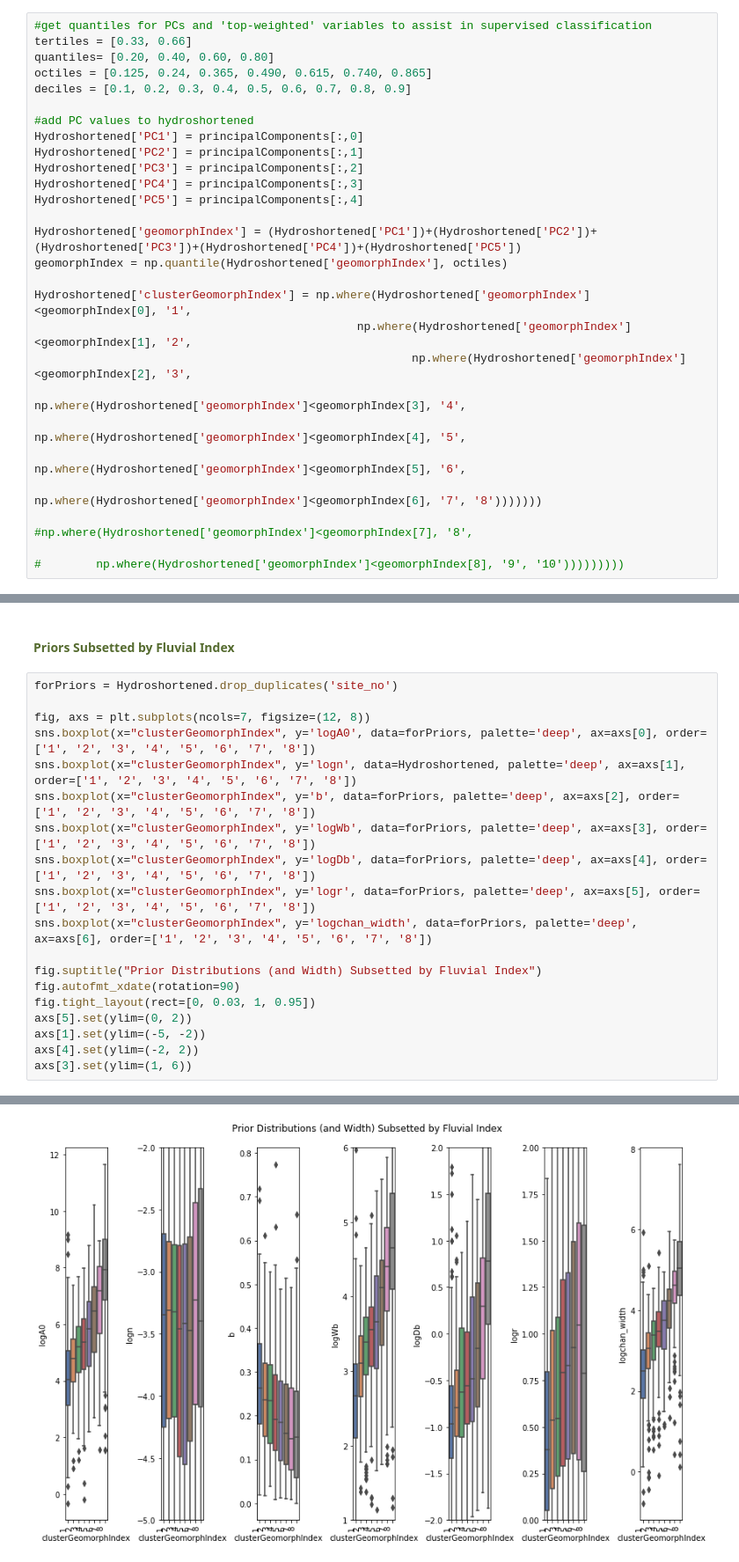
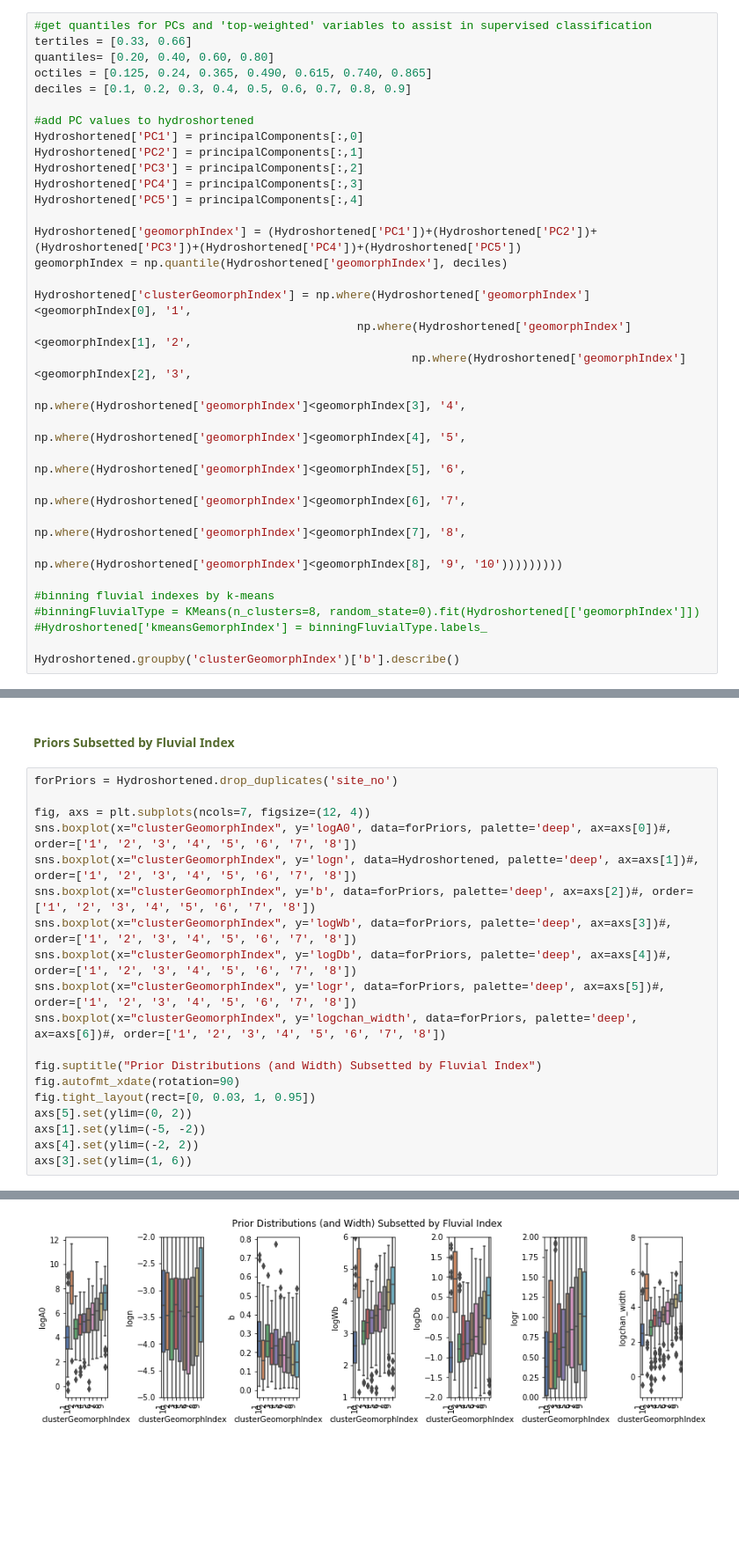
Before and after one commit to craigbrinkerhoff/2019_GeoClass, a Jupyter notebook: scripts/Brinkerhoff_GeoClass.ipynb, the cells around one changed output, grey strips where cells are left out. Shown at 88% size. Cells and saved outputs as stored; diff of their text form; blank space fills up the shorter version.

```diff
--- a/scripts/Brinkerhoff_GeoClass.ipynb
+++ b/scripts/Brinkerhoff_GeoClass.ipynb
@@ -498,7 +493,7 @@ Hydroshortened['PC4'] = principalComponents[:,3]
 Hydroshortened['PC5'] = principalComponents[:,4]
 
 Hydroshortened['geomorphIndex'] = (Hydroshortened['PC1'])+(Hydroshortened['PC2'])+(Hydroshortened['PC3'])+(Hydroshortened['PC4'])+(Hydroshortened['PC5'])
-geomorphIndex = np.quantile(Hydroshortened['geomorphIndex'], octiles)
+geomorphIndex = np.quantile(Hydroshortened['geomorphIndex'], deciles)
 
 Hydroshortened['clusterGeomorphIndex'] = np.where(Hydroshortened['geomorphIndex']<geomorphIndex[0], '1',
                                                np.where(Hydroshortened['geomorphIndex']<geomorphIndex[1], '2',
@@ -506,6 +501,12 @@ Hydroshortened['clusterGeomorphIndex'] = np.where(Hydroshortened['geomorphIndex'
                                                                np.where(Hydroshortened['geomorphIndex']<geomorphIndex[3], '4',
                                                                         np.where(Hydroshortened['geomorphIndex']<geomorphIndex[4], '5',
                                                                                  np.where(Hydroshortened['geomorphIndex']<geomorphIndex[5], '6',
-                                                                                          np.where(Hydroshortened['geomorphIndex']<geomorphIndex[6], '7', '8')))))))
-                                                                                                   #np.where(Hydroshortened['geomorphIndex']<geomorphIndex[7], '8',
-                                                                                                   #        np.where(Hydroshortened['geomorphIndex']<geomorphIndex[8], '9', '10')))))))))
+                                                                                          np.where(Hydroshortened['geomorphIndex']<geomorphIndex[6], '7',
+                                                                                                   np.where(Hydroshortened['geomorphIndex']<geomorphIndex[7], '8',
+                                                                                                           np.where(Hydroshortened['geomorphIndex']<geomorphIndex[8], '9', '10')))))))))
+
+#binning fluvial indexes by k-means
+#binningFluvialType = KMeans(n_clusters=8, random_state=0).fit(Hydroshortened[['geomorphIndex']])
+#Hydroshortened['kmeansGemorphIndex'] = binningFluvialType.labels_
+
+Hydroshortened.groupby('clusterGeomorphIndex')['b'].describe()
@@ -514,25 +528,25 @@ Hydroshortened['clusterGeomorphIndex'] = np.where(Hydroshortened['geomorphIndex'
 # %%
 forPriors = Hydroshortened.drop_duplicates('site_no')
 
-fig, axs = plt.subplots(ncols=7, figsize=(12, 8))
-sns.boxplot(x="clusterGeomorphIndex", y='logA0', data=forPriors, palette='deep', ax=axs[0], order=['1', '2', '3', '4', '5', '6', '7', '8'])
-sns.boxplot(x="clusterGeomorphIndex", y='logn', data=Hydroshortened, palette='deep', ax=axs[1], order=['1', '2', '3', '4', '5', '6', '7', '8'])
-sns.boxplot(x="clusterGeomorphIndex", y='b', data=forPriors, palette='deep', ax=axs[2], order=['1', '2', '3', '4', '5', '6', '7', '8'])
-sns.boxplot(x="clusterGeomorphIndex", y='logWb', data=forPriors, palette='deep', ax=axs[3], order=['1', '2', '3', '4', '5', '6', '7', '8'])
-sns.boxplot(x="clusterGeomorphIndex", y='logDb', data=forPriors, palette='deep', ax=axs[4], order=['1', '2', '3', '4', '5', '6', '7', '8'])
-sns.boxplot(x="clusterGeomorphIndex", y='logr', data=forPriors, palette='deep', ax=axs[5], order=['1', '2', '3', '4', '5', '6', '7', '8'])
-sns.boxplot(x="clusterGeomorphIndex", y='logchan_width', data=forPriors, palette='deep', ax=axs[6], order=['1', '2', '3', '4', '5', '6', '7', '8'])
+fig, axs = plt.subplots(ncols=7, figsize=(12, 4))
+sns.boxplot(x="clusterGeomorphIndex", y='logA0', data=forPriors, palette='deep', ax=axs[0])#, order=['1', '2', '3', '4', '5', '6', '7', '8'])
+sns.boxplot(x="clusterGeomorphIndex", y='logn', data=Hydroshortened, palette='deep', ax=axs[1])#, order=['1', '2', '3', '4', '5', '6', '7', '8'])
+sns.boxplot(x="clusterGeomorphIndex", y='b', data=forPriors, palette='deep', ax=axs[2])#, order=['1', '2', '3', '4', '5', '6', '7', '8'])
+sns.boxplot(x="clusterGeomorphIndex", y='logWb', data=forPriors, palette='deep', ax=axs[3])#, order=['1', '2', '3', '4', '5', '6', '7', '8'])
+sns.boxplot(x="clusterGeomorphIndex", y='logDb', data=forPriors, palette='deep', ax=axs[4])#, order=['1', '2', '3', '4', '5', '6', '7', '8'])
+sns.boxplot(x="clusterGeomorphIndex", y='logr', data=forPriors, palette='deep', ax=axs[5])#, order=['1', '2', '3', '4', '5', '6', '7', '8'])
+sns.boxplot(x="clusterGeomorphIndex", y='logchan_width', data=forPriors, palette='deep', ax=axs[6])#, order=['1', '2', '3', '4', '5', '6', '7', '8'])
 
 fig.suptitle("Prior Distributions (and Width) Subsetted by Fluvial Index")
 fig.autofmt_xdate(rotation=90)
 fig.tight_layout(rect=[0, 0.03, 1, 0.95])
 axs[5].set(ylim=(0, 2))
 axs[1].set(ylim=(-5, -2))
 axs[4].set(ylim=(-2, 2))
 axs[3].set(ylim=(1, 6))
 # %% [output]
 [(1, 6)]
-[figure, old version]
+[figure, new version]
 # %%
 #maps class to river based on 'closest' median cross-sectional average width of each class
 binnedMeanWdths = Hydroshortened.groupby('clusterGeomorphIndex')['logchan_width'].describe()
```
Also changed, not shown: parts of 15 cells of this notebook, 3 other files.
